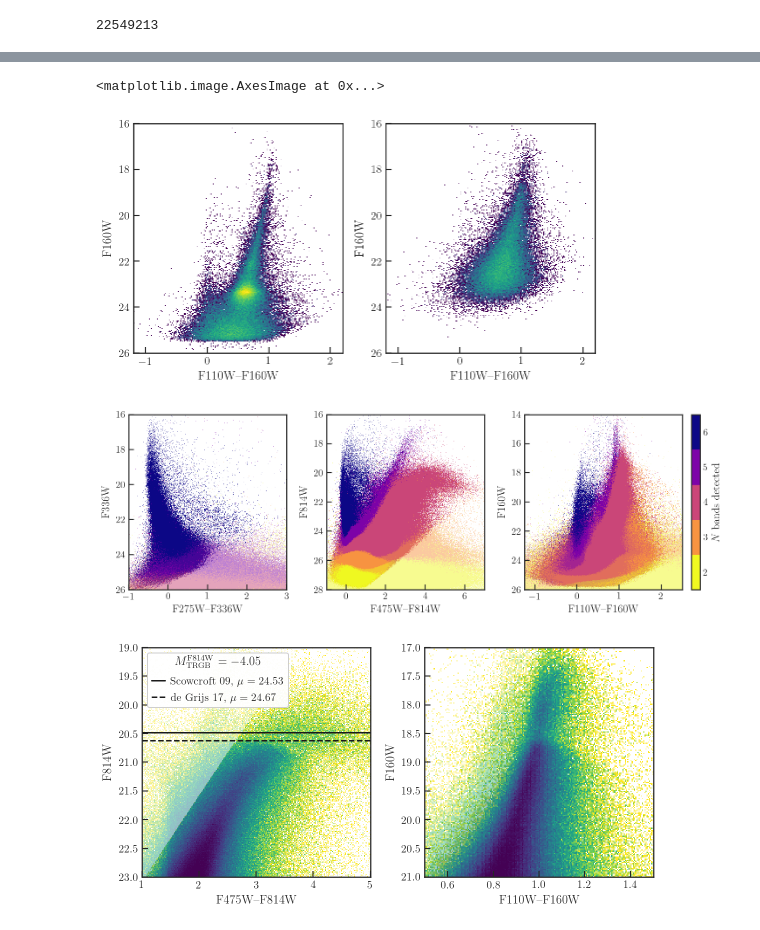
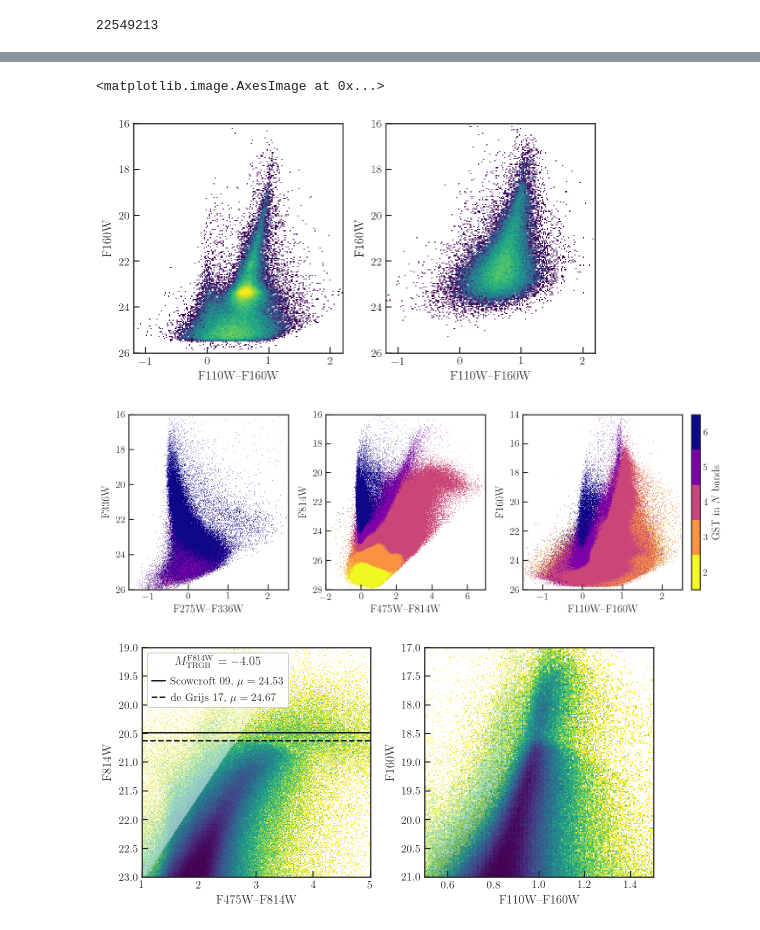
Before and after one commit to meredith-durbin/m33_survey_plots, a Jupyter notebook: CMD plots.ipynb, the cells around one changed output, grey strips where cells are left out. Saved outputs shown, nothing was run; the diff lists cells and outputs as text; code cells hidden in the pictures.

Commit message:
update cmd plots with cbar labels

```diff
--- a/CMD plots.ipynb
+++ b/CMD plots.ipynb
@@ -93,11 +93,14 @@ fig.savefig('survey_paper_figures/F475W_F814W_full_cut_CMDs.pdf', dpi=420, bbox_
 # %%
-def add_colorbar(fig, ax, cmap='viridis', vmin=0, vmax=1, norm='Normalize'):
+def add_colorbar(fig, ax, cmap='viridis', vmin=0, vmax=1,
+                 norm='Normalize', n_colors=None,
+                 offset=0.0175, width=0.0225, label='Density'):
     # norm: mpl.colors
     pos = ax.get_position()
-    cax = fig.add_axes([pos.x1+0.0175, pos.y0, 0.0225, pos.height])
-    cmap_mpl = getattr(mpl.cm, cmap)
+    cax = fig.add_axes([pos.x1+offset, pos.y0, width, pos.height])
+    cmap_mpl = plt.get_cmap(cmap, n_colors)
     norm_mpl = getattr(mpl.colors, norm)(vmin=vmin, vmax=vmax)
-    cbar = fig.colorbar(mpl.cm.ScalarMappable(norm=norm_mpl, cmap=cmap_mpl), cax=cax)
+    cbar = fig.colorbar(mpl.cm.ScalarMappable(norm=norm_mpl, cmap=cmap_mpl),
+                        cax=cax, label=label)
     return cbar
 
 def plot_frac_density(ds, f_blue, f_red, lim, save=True,
@@ -125,10 +128,12 @@ def plot_frac_density(ds, f_blue, f_red, lim, save=True,
 
     ax1.set_ylabel(None)
     ax1.set_yticklabels([])
-    fig.tight_layout(w_pad=6)
+    fig.tight_layout(w_pad=7)
 
-    cbar_frac = add_colorbar(fig, ax0, cmap=cmap_frac, vmin=vmin_frac, vmax=vmax_frac)
-    cbar_dens = add_colorbar(fig, ax1, cmap=cmap_dens, vmin=vmin_dens, vmax=vmax_dens, norm='LogNorm')
+    cbar_frac = add_colorbar(fig, ax0, cmap=cmap_frac, vmin=vmin_frac, vmax=vmax_frac,
+                             label='Fraction passing GST criteria')
+    cbar_dens = add_colorbar(fig, ax1, cmap=cmap_dens, vmin=vmin_dens, vmax=vmax_dens,
+                             label='Number of stars', norm='LogNorm')
 
     if save:
         fig.savefig(f'survey_paper_figures/{f_blue}_{f_red}_CMDs.pdf',
@@ -168,59 +183,59 @@ ir_lim = [[-1.2, 2.2], [26, 16]]
 plt.sca(ax0)
 ds.plot('F110W_VEGA-F160W_VEGA', 'F160W_VEGA', limits=ir_lim,
         f='log10', colorbar=False, colormap=colormap,
-        vmin=np.log10(vmin), vmax=2, interpolation='None', shape=240,
+        vmin=np.log10(vmin), vmax=2, interpolation='None', shape=200,
         xlabel='F110W--F160W', ylabel='F160W', selection='IR_GST & (DENSITY < 0.05)')
 
 plt.sca(ax1)
 ds.plot('F110W_VEGA-F160W_VEGA', 'F160W_VEGA', limits=ir_lim,
         f='log10', colorbar=False, colormap=colormap,
-        vmin=np.log10(vmin), vmax=2, interpolation='None', shape=240,
+        vmin=np.log10(vmin), vmax=2, interpolation='None', shape=200,
         xlabel='F110W--F160W', ylabel='F160W', selection='IR_GST & (DENSITY > 1)')
 # %% [output]
 <matplotlib.image.AxesImage at 0x...>
-[figure, old version]
+[figure, new version]
 # %%
-n_det = ds.evaluate('+'.join(ds.get_column_names(regex='F.*?W_ST_FLAG')))
+n_det = ds.evaluate('+'.join(ds.get_column_names(regex='F.*?W_GST_FLAG')))
 if 'n_detected' in ds.get_column_names():
     ds.drop('n_detected', inplace=True)
 ds.add_column('n_detected', n_det)
 # %%
-# W14 Fig [check]
+# W14 Fig
 
 colormap_frac, vmin_frac, vmax_frac = plt.cm.get_cmap('plasma_r', 5), 1.5, 6.5
 cmap_frac = colormap_frac #getattr(mpl.cm, colormap_frac)
 norm_frac = mpl.colors.Normalize(vmin_frac, vmax_frac)
 
 fig, (ax0, ax1, ax2) = plt.subplots(1, 3, figsize=(9.6, 3.6))
 ir_lim = [[-1.5, 3], [26,14]]
 
 plt.sca(ax0)
-ds.plot('F275W_VEGA-F336W_VEGA', 'F336W_VEGA', limits=[[-1, 3], [26, 16]],
+ds.plot('F275W_VEGA-F336W_VEGA', 'F336W_VEGA', limits=[[-1.5, 2.5], [26, 16]],
         colormap=colormap_frac, colorbar=False, what=f'mean(n_detected)',
         vmin=vmin_frac, vmax=vmax_frac, interpolation='None', shape=420,
-        xlabel='F275W--F336W', ylabel='F336W', selection=[None,'UV_GST'])
+        xlabel='F275W--F336W', ylabel='F336W', selection=['UV_GST'])
 
 plt.sca(ax1)
-ds.plot('F475W_VEGA-F814W_VEGA', 'F814W_VEGA', limits=[[-1, 7], [28, 16]],
+ds.plot('F475W_VEGA-F814W_VEGA', 'F814W_VEGA', limits=[[-2, 7], [28, 16]],
         colormap=colormap_frac, colorbar=False, what=f'mean(n_detected)',
         vmin=vmin_frac, vmax=vmax_frac, interpolation='None', shape=420,
-        xlabel='F475W--F814W', ylabel='F814W', selection=[None,'OPT_GST'])
+        xlabel='F475W--F814W', ylabel='F814W', selection=['OPT_GST'])
 
 plt.sca(ax2)
-ds.plot('F110W_VEGA-F160W_VEGA', 'F160W_VEGA', limits=[[-1.25, 2.5], [26,14]],
+ds.plot('F110W_VEGA-F160W_VEGA', 'F160W_VEGA', limits=[[-1.5, 2.5], [26,14]],
         colormap=colormap_frac, colorbar=False, what=f'mean(n_detected)',
         vmin=vmin_frac, vmax=vmax_frac, interpolation='None', shape=420,
-        xlabel='F110W--F160W', ylabel='F160W', selection=[None,'IR_GST'])
+        xlabel='F110W--F160W', ylabel='F160W', selection=['IR_GST'])
 
 fig.tight_layout()
 
-pos = ax2.get_position()
-cax = fig.add_axes([pos.x1+0.015, pos.y0, 0.015, pos.height])
-fig.colorbar(mpl.cm.ScalarMappable(norm=norm_frac, cmap=cmap_frac), cax=cax, label='$N$ bands detected')
+cbar = add_colorbar(fig, ax2, cmap='plasma_r', vmin=1.5, vmax=6.5,
+                    norm='Normalize', n_colors=5,
+                    offset=0.015, width=0.015, label='GST in $N$ bands')
 
 fig.savefig('survey_paper_figures/nbands_cmds.pdf', dpi=420, bbox_inches='tight')
 # %% [output]
-[figure, old version]
+[figure, new version]
 # %%
 fig, (ax1, ax2) = plt.subplots(1, 2, figsize=(8, 4))
 
```
Also changed, not shown: parts of 9 cells of this notebook, 9 other files.
